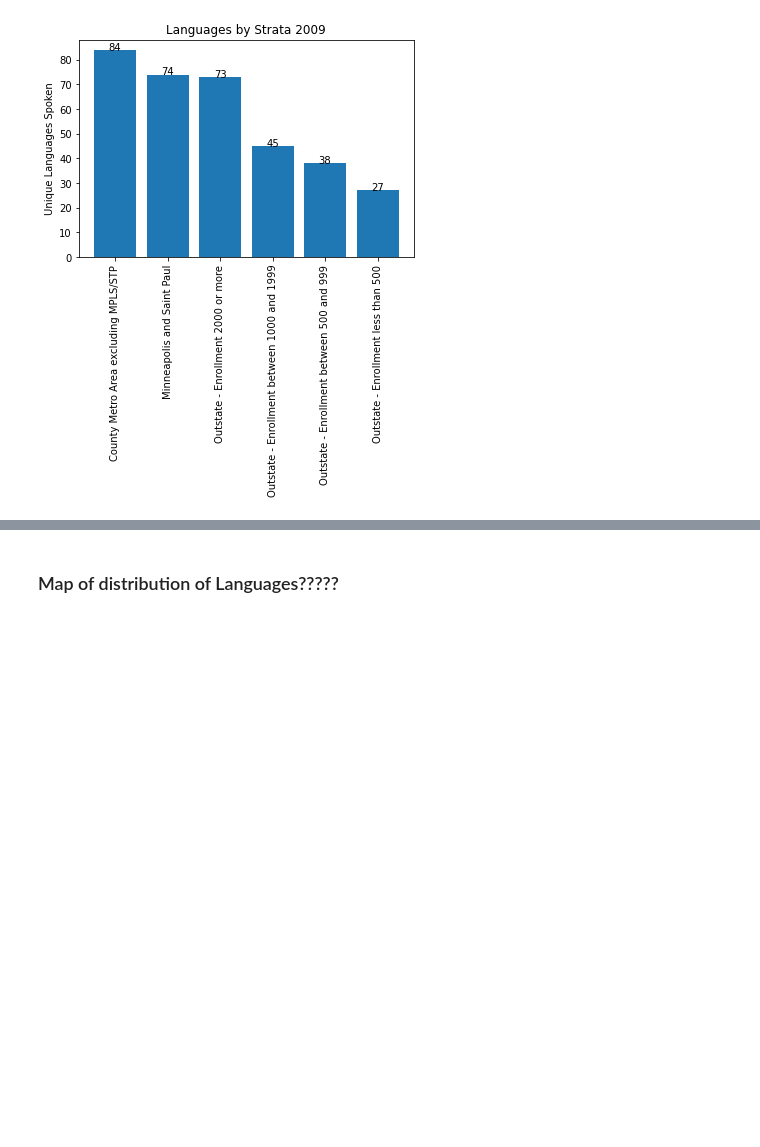
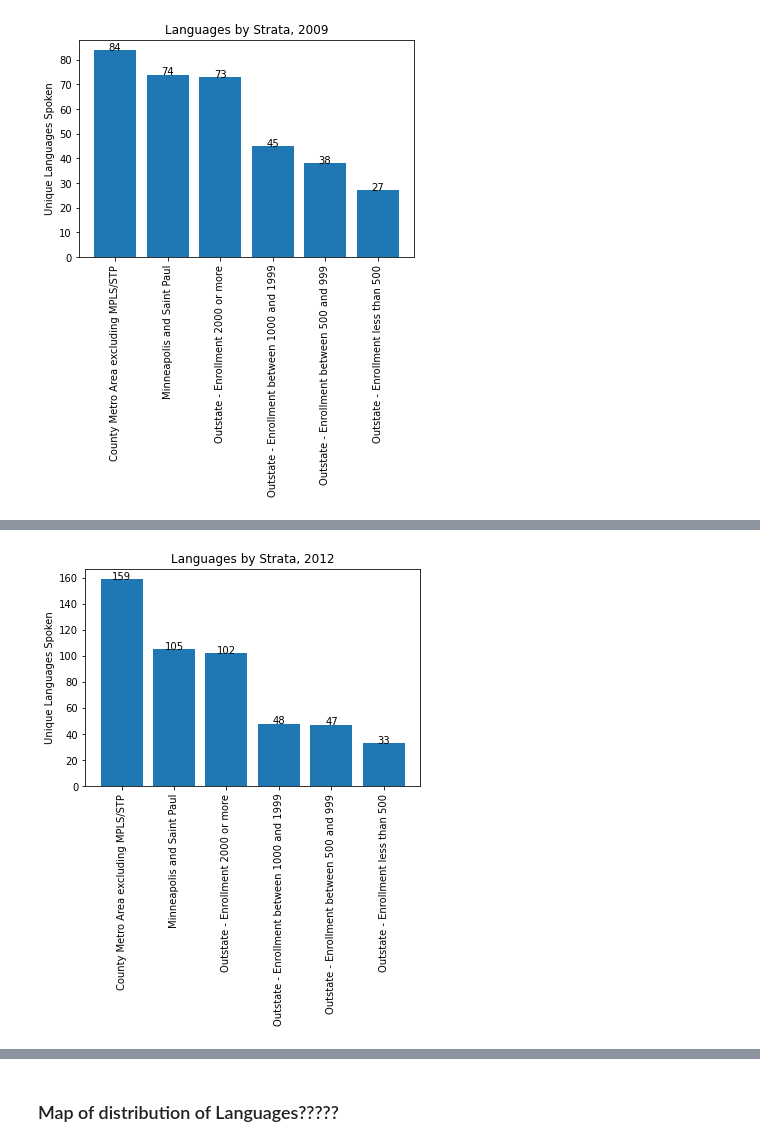
Before and after one commit to NTTGermania/Project-1-Group-7-Analysis-of-languages-in-Minnesota, a Jupyter notebook: Project#1test.ipynb, the cells around one changed output, grey strips where cells are left out. Saved outputs shown, nothing was run; the diff lists cells and outputs as text; code cells hidden in the pictures; blank space fills up the shorter version.

```diff
--- a/Project#1test.ipynb
+++ b/Project#1test.ipynb
@@ -1132,0 +1133,14 @@ plt.show()
+# %%
+# 2012
+
+bar_2012_geo = plt.bar(tick_marks, lang_2012_geo_final)
+
+plt.xticks(tick_marks, lang_2012_geo_final.index, rotation = "vertical")
+plt.title("Languages by Strata, 2012")
+plt.ylabel("Unique Languages Spoken")
+
+add_value_labels(lang_2012_geo_final.index, lang_2012_geo_final)
+
+plt.show()
+# %% [output]
+[figure, added]
```
Also changed, not shown: parts of 15 cells of this notebook.
